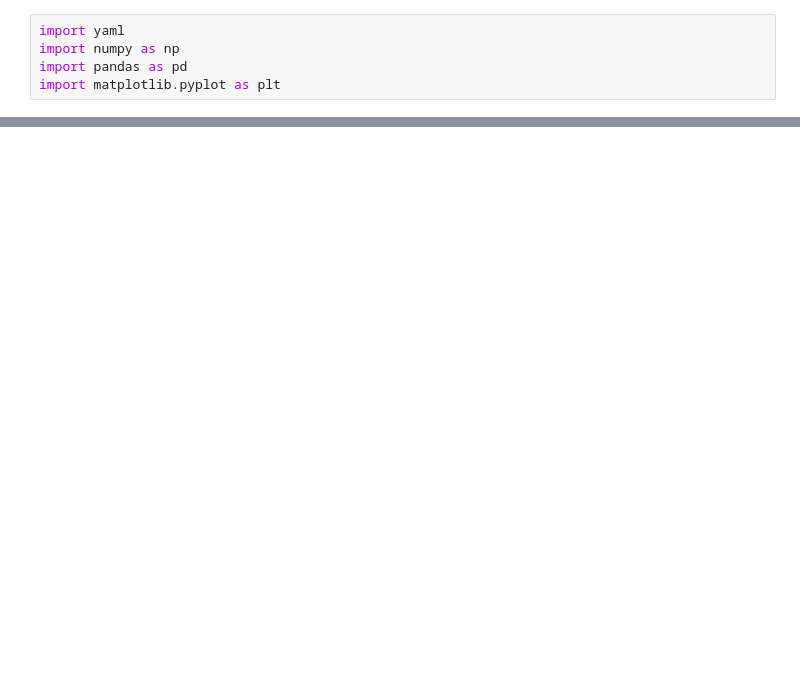
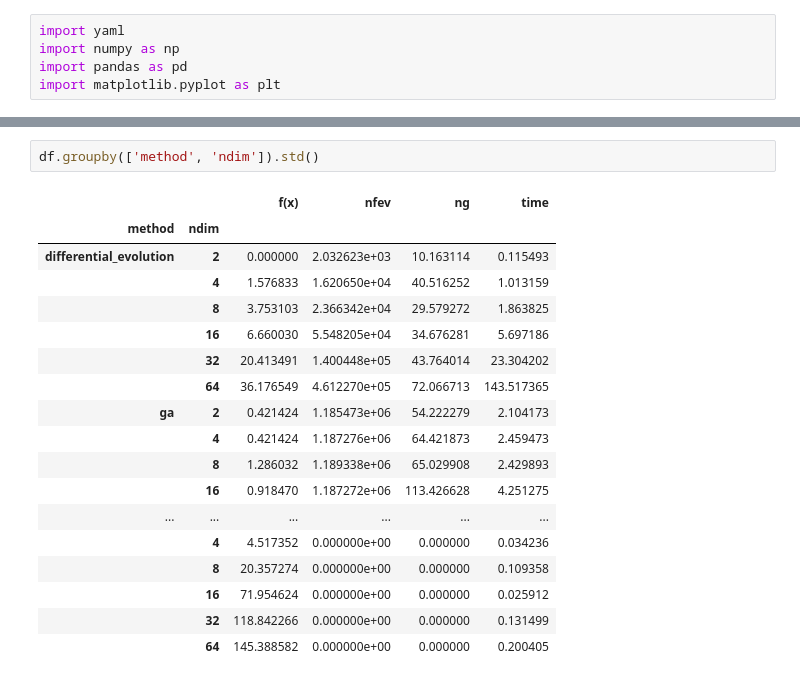
Before and after one commit to krzysztofarendt/modestga, a Jupyter notebook: modestga/benchmark/read_test_1.ipynb, the cells around one changed output, grey strips where cells are left out. Drawn from its saved outputs; the diff is of its cells as text; blank space fills up the shorter version.

```diff
--- a/modestga/benchmark/read_test_1.ipynb
+++ b/modestga/benchmark/read_test_1.ipynb
@@ -174,0 +179,21 @@ ax.plot(summary.loc['differential_evolution', 'time'])
+# %%
+df.groupby(['method', 'ndim']).std()
+# %% [output]
+|  |  | f(x) | nfev | ng | time |
+| method | ndim |  |  |  |  |
+| differential_evolution | 2 | 0.000000 | 2.032623e+03 | 10.163114 | 0.115493 |
+|  | 4 | 1.576833 | 1.620650e+04 | 40.516252 | 1.013159 |
+|  | 8 | 3.753103 | 2.366342e+04 | 29.579272 | 1.863825 |
+|  | 16 | 6.660030 | 5.548205e+04 | 34.676281 | 5.697186 |
+|  | 32 | 20.413491 | 1.400448e+05 | 43.764014 | 23.304202 |
+|  | 64 | 36.176549 | 4.612270e+05 | 72.066713 | 143.517365 |
+| ga | 2 | 0.421424 | 1.185473e+06 | 54.222279 | 2.104173 |
+|  | 4 | 0.421424 | 1.187276e+06 | 64.421873 | 2.459473 |
+|  | 8 | 1.286032 | 1.189338e+06 | 65.029908 | 2.429893 |
+|  | 16 | 0.918470 | 1.187272e+06 | 113.426628 | 4.251275 |
+| ... | ... | ... | ... | ... | ... |
+|  | 4 | 4.517352 | 0.000000e+00 | 0.000000 | 0.034236 |
+|  | 8 | 20.357274 | 0.000000e+00 | 0.000000 | 0.109358 |
+|  | 16 | 71.954624 | 0.000000e+00 | 0.000000 | 0.025912 |
+|  | 32 | 118.842266 | 0.000000e+00 | 0.000000 | 0.131499 |
+|  | 64 | 145.388582 | 0.000000e+00 | 0.000000 | 0.200405 |
```
Also changed, not shown: parts of 5 cells of this notebook, 6 other files.
